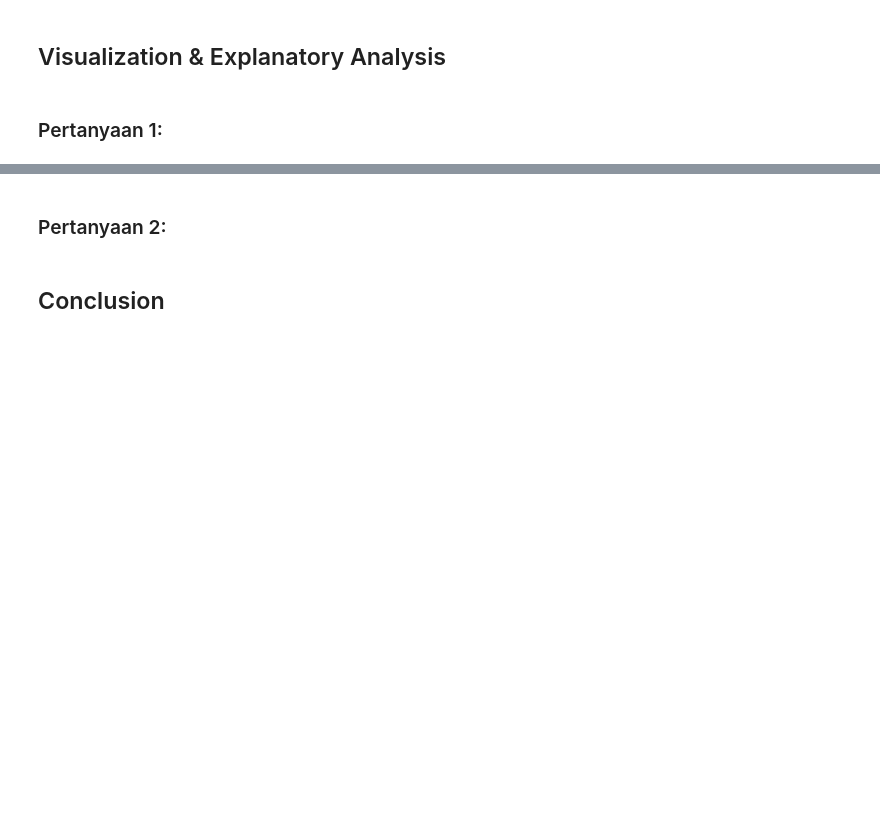
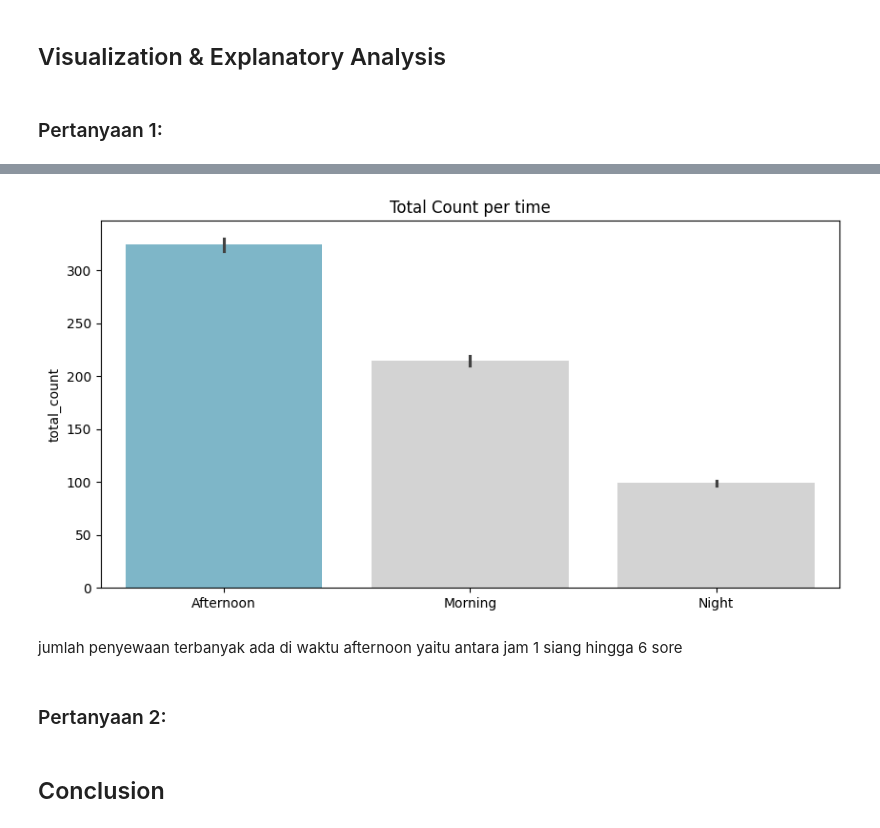
Before and after one commit to 337ubaid/proyek_akhir_analisis_data_dicoding, a Jupyter notebook: notebook.ipynb, the cells around one changed output, grey strips where cells are left out. Saved outputs shown, nothing was run; the diff lists cells and outputs as text; code cells hidden in the pictures; blank space fills up the shorter version.

```diff
--- a/notebook.ipynb
+++ b/notebook.ipynb
@@ -377,3 +393,20 @@ plt.show()
+# %%
+colors = ["#72BCD4", "#D3D3D3", "#D3D3D3"]
+plt.figure(figsize=(10, 5))
+sns.barplot(
+    x='hour_group',
+    y='total_count',
+    data=loghour_df.sort_values(by='total_count', ascending=False),
+    palette=colors,
+    hue='hour_group'
+    )
+plt.title('Total Count per time')
+plt.xlabel('')
+plt.show()
+# %% [output]
+[figure, added]
+# %% [markdown]
+jumlah penyewaan terbanyak ada di waktu afternoon yaitu antara jam 1 siang hingga 6 sore
 # %% [markdown]
 ### Pertanyaan 2:
 # %% [markdown]
```
Also changed, not shown: parts of 15 cells of this notebook.
